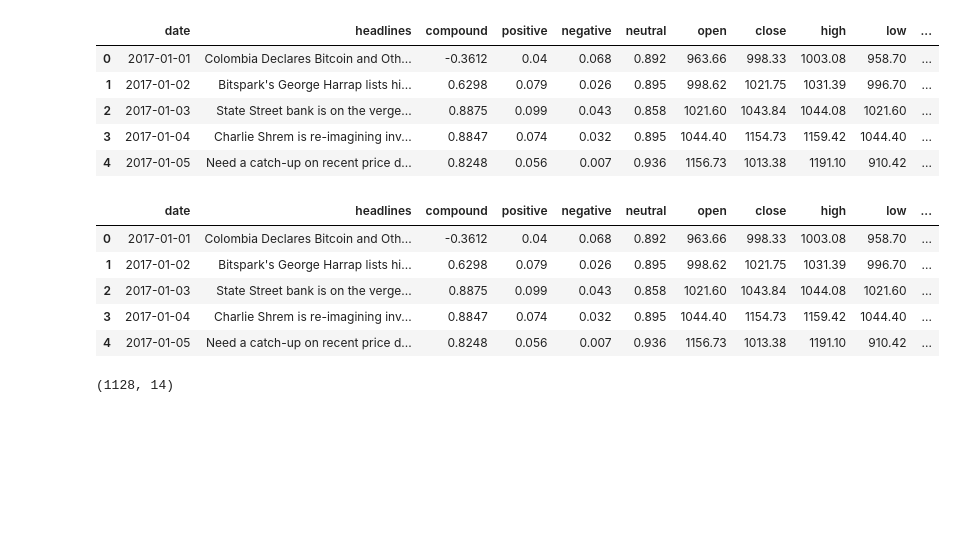
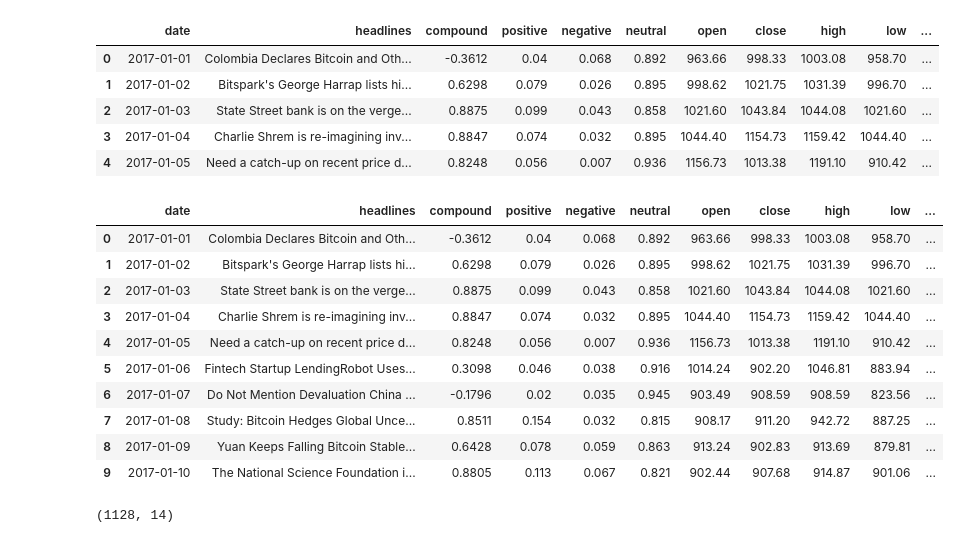
Before and after one commit to osemrt/Predict-BTC-Price-Movement, a Jupyter notebook: models/sentiment-lstm/01_prepare_dataset.ipynb, the cells around one changed output. Cells and saved outputs as stored; diff of their text form; code cells hidden in the pictures; blank space fills up the shorter version.

```diff
--- a/models/sentiment-lstm/01_prepare_datasets.ipynb
+++ b/models/sentiment-lstm/01_prepare_dataset.ipynb
@@ -137,14 +137,19 @@ combined_data.head()
 label = combined_data['change'].apply(lambda x: 1 if x>0 else 0)
 combined_data['label'] = label
 # %%
-combined_data.head()
+combined_data.head(10)
 # %% [output]
 |  | date | headlines | compound | positive | negative | neutral | open | close | high | low | ... |
 | 0 | 2017-01-01 | Colombia Declares Bitcoin and Oth... | -0.3612 | 0.04 | 0.068 | 0.892 | 963.66 | 998.33 | 1003.08 | 958.70 | ... |
 | 1 | 2017-01-02 | Bitspark's George Harrap lists hi... | 0.6298 | 0.079 | 0.026 | 0.895 | 998.62 | 1021.75 | 1031.39 | 996.70 | ... |
 | 2 | 2017-01-03 | State Street bank is on the verge... | 0.8875 | 0.099 | 0.043 | 0.858 | 1021.60 | 1043.84 | 1044.08 | 1021.60 | ... |
 | 3 | 2017-01-04 | Charlie Shrem is re-imagining inv... | 0.8847 | 0.074 | 0.032 | 0.895 | 1044.40 | 1154.73 | 1159.42 | 1044.40 | ... |
 | 4 | 2017-01-05 | Need a catch-up on recent price d... | 0.8248 | 0.056 | 0.007 | 0.936 | 1156.73 | 1013.38 | 1191.10 | 910.42 | ... |
+| 5 | 2017-01-06 | Fintech Startup LendingRobot Uses... | 0.3098 | 0.046 | 0.038 | 0.916 | 1014.24 | 902.20 | 1046.81 | 883.94 | ... |
+| 6 | 2017-01-07 | Do Not Mention Devaluation China ... | -0.1796 | 0.02 | 0.035 | 0.945 | 903.49 | 908.59 | 908.59 | 823.56 | ... |
+| 7 | 2017-01-08 | Study: Bitcoin Hedges Global Unce... | 0.8511 | 0.154 | 0.032 | 0.815 | 908.17 | 911.20 | 942.72 | 887.25 | ... |
+| 8 | 2017-01-09 | Yuan Keeps Falling Bitcoin Stable... | 0.6428 | 0.078 | 0.059 | 0.863 | 913.24 | 902.83 | 913.69 | 879.81 | ... |
+| 9 | 2017-01-10 | The National Science Foundation i... | 0.8805 | 0.113 | 0.067 | 0.821 | 902.44 | 907.68 | 914.87 | 901.06 | ... |
 # %%
 combined_data.shape
 # %% [output]
```
